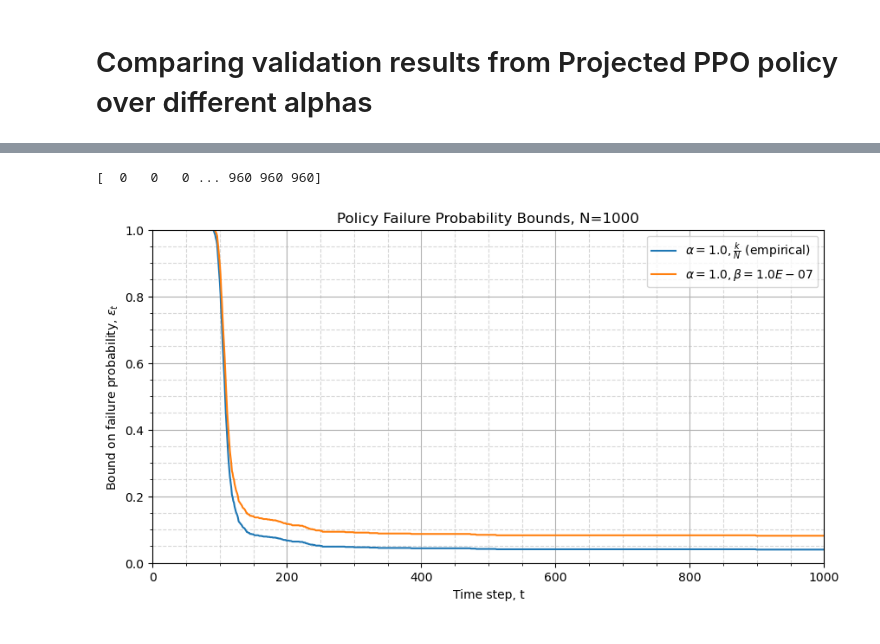
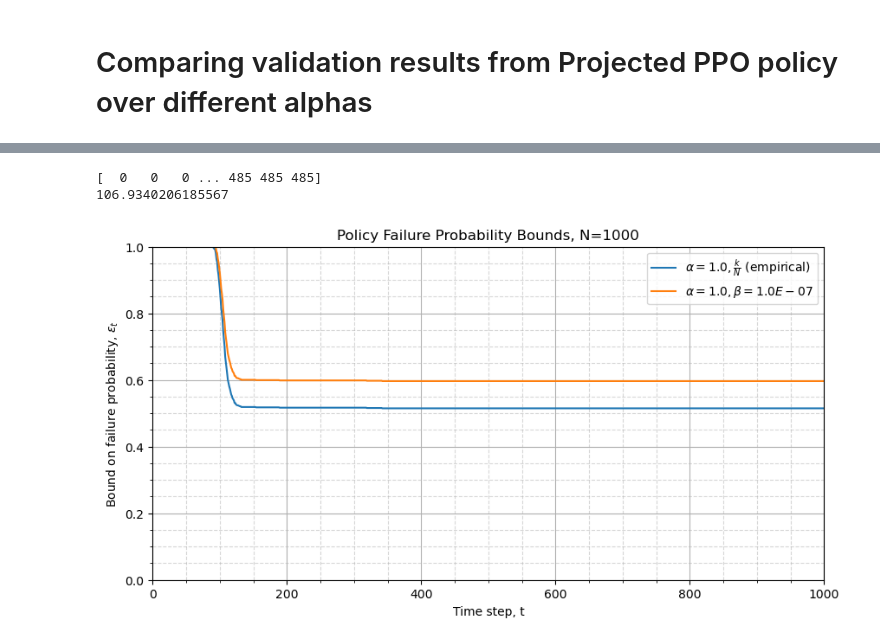
Before and after one commit to JacquesCloete/sport, a Jupyter notebook: notebooks/envs/comparing_validation_over_alphas.ipynb, the cells around one changed output, grey strips where cells are left out. Cells and saved outputs as stored; diff of their text form; code cells hidden in the pictures.

```diff
--- a/notebooks/envs/comparing_validation_over_alphas.ipynb
+++ b/notebooks/envs/comparing_validation_over_alphas.ipynb
@@ -73,15 +75,16 @@ print(alpha_10_db.get_mean_successful_time_taken())
 # %%
 alpha_100_db = load_scenario_database(
-    "../../src/rl_vcf/outputs/2024-12-20/14-03-42/task_policy_db.pkl"
+    "../../src/rl_vcf/outputs/2024-12-20/19-49-59/task_policy_db.pkl"
 )
 fig, ax = alpha_100_db.plot_epsilons(
     plot_empirical=True,
     confs=[0.9999999],
 )
 print(alpha_100_db.get_num_successes())
 print(alpha_100_db.get_mean_successful_time_taken())
 # %% [output]
-[  0   0   0 ... 960 960 960]
+[  0   0   0 ... 485 485 485]
+106.9340206185567
-[figure, old version]
+[figure, new version]
 # %%
 alpha_1000_db = load_scenario_database(
```
Also changed, not shown: parts of 8 cells of this notebook.
